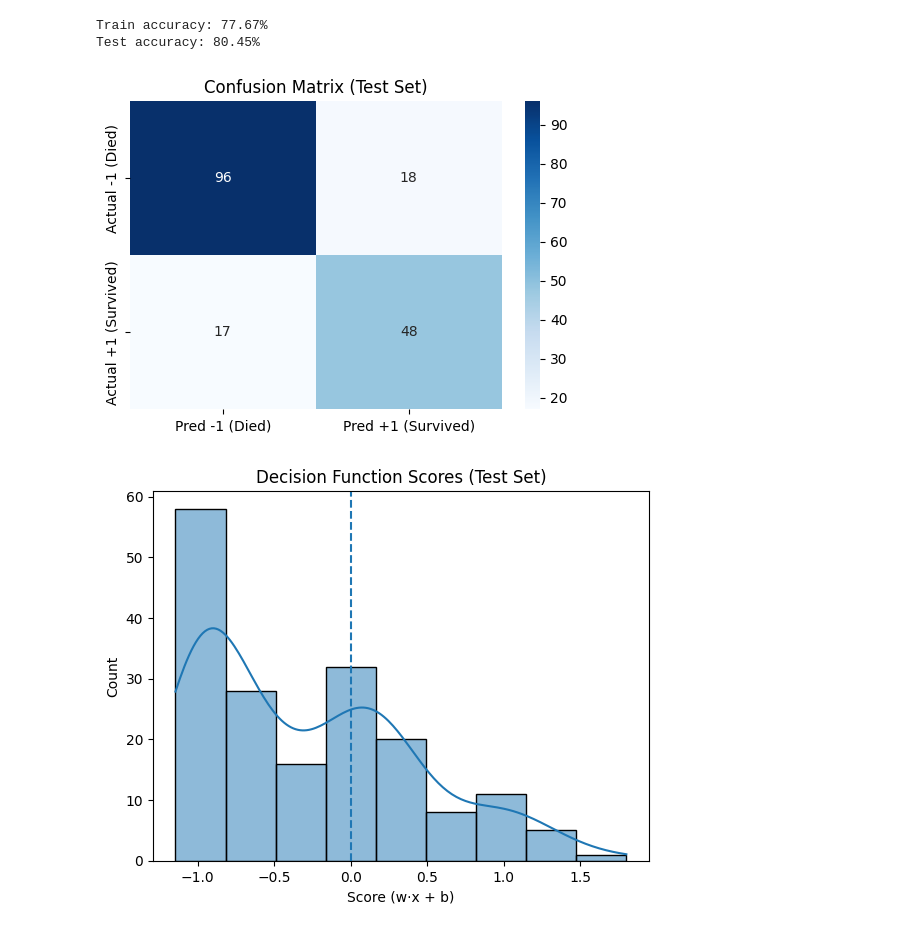
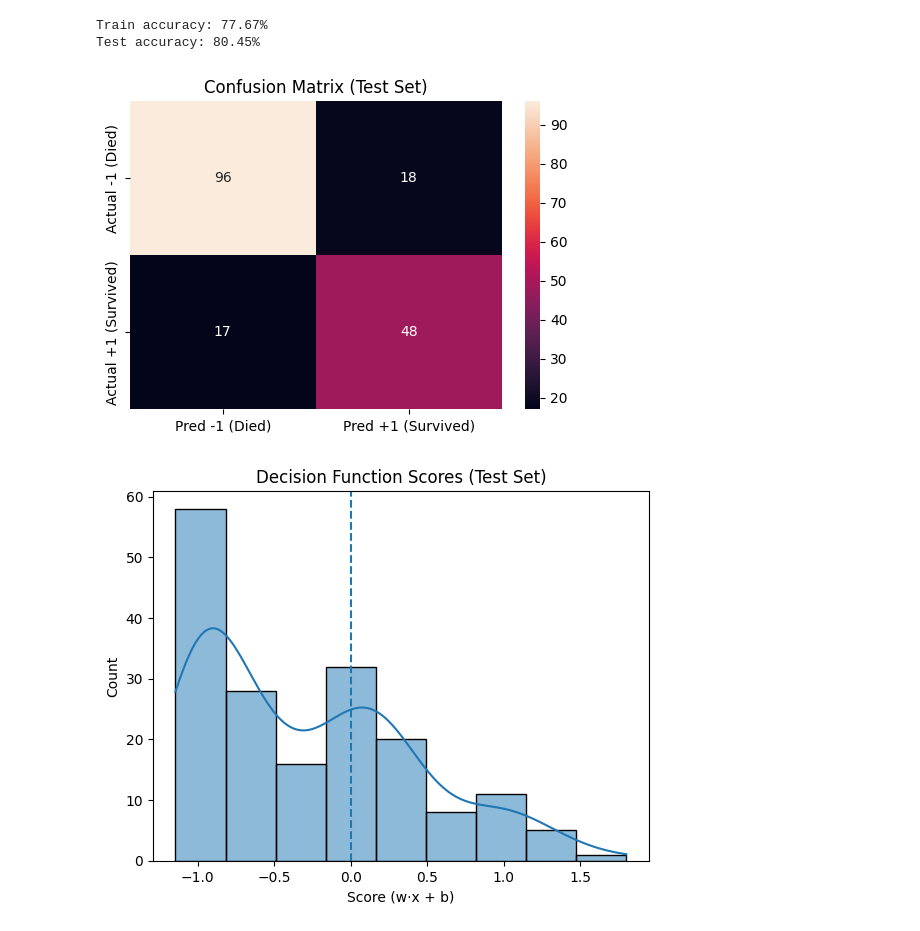
Before and after one commit to Mshaunak/MRM-TaskPhase-9, a Jupyter notebook: Shaunak_Mohagaonkar_ResearchAi_8_12_25.ipynb, the cells around one changed output. Cells and saved outputs as stored; diff of their text form; code cells hidden in the pictures.

```diff
--- a/Shaunak_Mohagaonkar_ResearchAi_8_12_25.ipynb
+++ b/Shaunak_Mohagaonkar_ResearchAi_8_12_25.ipynb
@@ -372,30 +361,30 @@ print(f"Test accuracy: {test_accuracy:.2%}")
 Train accuracy: 77.67%
 Test accuracy: 80.45%
 # %%
-# Confusion matrix (on test set)
+# Confusion matrix
 
 def confusion_matrix_binary(y_true, y_pred):
-    # Labels are -1 (negative) and 1 (positive)
+    # Labels:-1, +1
     tp = np.sum((y_true == 1) & (y_pred == 1))
     tn = np.sum((y_true == -1) & (y_pred == -1))
     fp = np.sum((y_true == -1) & (y_pred == 1))
     fn = np.sum((y_true == 1) & (y_pred == -1))
     return np.array([[tn, fp],
                      [fn, tp]])
 
 cm = confusion_matrix_binary(y_test, y_test_pred)
 
 cm_df = pd.DataFrame(
     cm,
     index=["Actual -1 (Died)", "Actual +1 (Survived)"],
     columns=["Pred -1 (Died)", "Pred +1 (Survived)"]
 )
 
 plt.figure(figsize=(6, 4))
-sns.heatmap(cm_df, annot=True, fmt="d", cmap="Blues")
+sns.heatmap(cm_df, annot=True)
 plt.title("Confusion Matrix (Test Set)")
 plt.show()
 # %% [output]
-[figure, old version]
+[figure, new version]
 # %%
 # Visualize decision scores distribution
```
Also changed, not shown: parts of 10 cells of this notebook.
